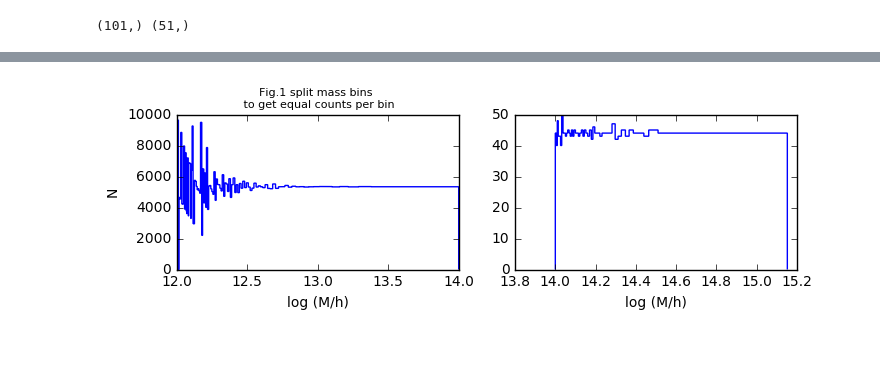
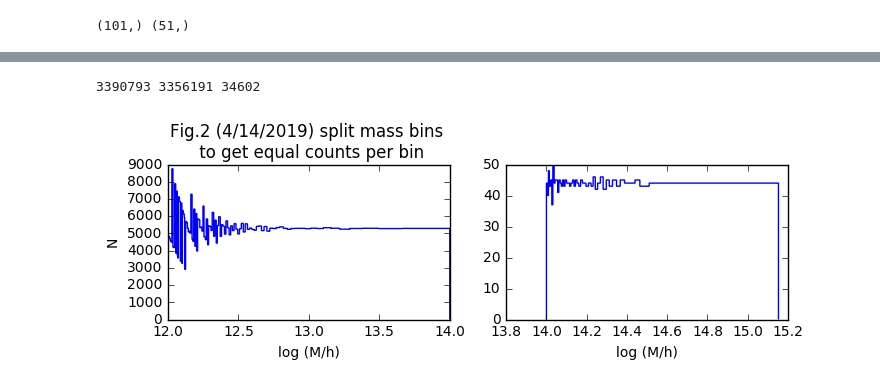
Before and after one commit to liuxx479/NUassemblybias, a Jupyter notebook: AB.ipynb, the cells around one changed output, grey strips where cells are left out. Saved outputs shown, nothing was run; the diff lists cells and outputs as text; code cells hidden in the pictures; blank space fills up the shorter version.

Commit message:
split mass bins

```diff
--- a/AB.ipynb
+++ b/AB.ipynb
@@ -7,8 +8,8 @@ ID, Mvir, Vmax, Rvir, Rs, x, y, z, Spin, PID = load('cat/mnv_0.6_66_parents.npy'
 # %%
-logM = log10(Mvir)
+logM = log10(Mvir[PID==-1])
 logMbins12 = percentile(logM[ (logM>=12.0) & (logM<14.0)], linspace(0,100,101))
 logMbins14 = percentile(logM[(logM>=14.0) & (logM<15.5)], linspace(0,100,51))
-#logMbins = concatenate( [logMbins12, logMbins14])
+logMbins = concatenate( [logMbins12, logMbins14])
 print unique(logMbins12).shape, unique(logMbins14).shape
 # %% [output]
 (101,) (51,)
@@ -15,11 +33,15 @@ print unique(logMbins12).shape, unique(logMbins14).shape
+# %%
+print len(PID),sum(PID==-1), sum(PID!=-1)
+# %% [output]
+3390793 3356191 34602
 # %%
 f, (ax1,ax2) = subplots(1,2, figsize=(8,2))
 ax1.hist(logM, bins=logMbins12, histtype='step')
 ax2.hist(logM, bins=logMbins14, histtype='step')
 ax1.set_xlabel('log (M/h)')
 ax2.set_xlabel('log (M/h)')
 ax1.set_ylabel('N')
-ax1.set_title('Fig.1 split mass bins \n to get equal counts per bin', fontsize=8)
+ax1.set_title('Fig.2 (4/14/2019) split mass bins \n to get equal counts per bin')
 show()
 # %% [output]
-[figure, old version]
+[figure, new version]
```
Also changed, not shown: parts of 3 cells of this notebook.
